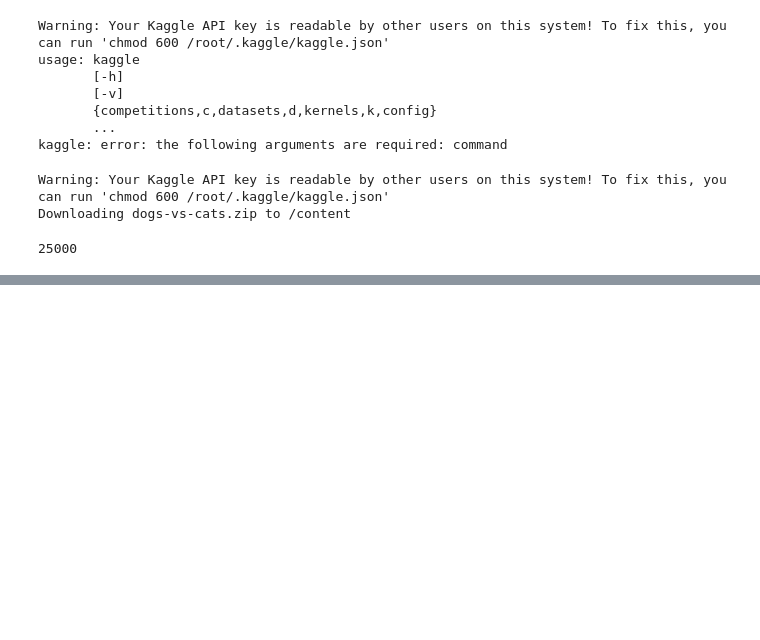
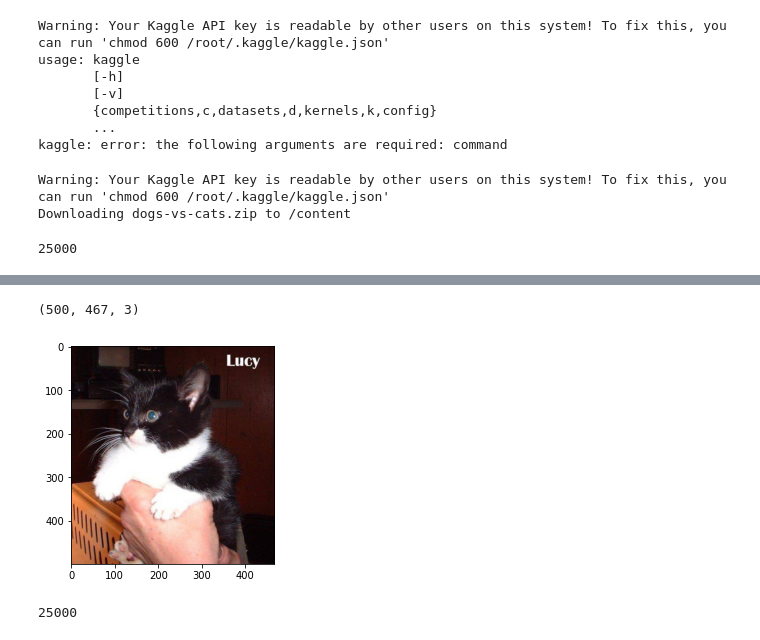
Before and after one commit to T-Vikas/AI, a Jupyter notebook: Welcome_To_Colaboratory.ipynb, the cells around one changed output, grey strips where cells are left out. Drawn from its saved outputs; the diff is of its cells as text; code cells hidden in the pictures; blank space fills up the shorter version.

```diff
--- a/Welcome_To_Colaboratory.ipynb
+++ b/Welcome_To_Colaboratory.ipynb
@@ -55,0 +70,5 @@ len(os.listdir("train"))
+# %%
+print_image("train/cat.10084.jpg")
+# %% [output]
+(500, 467, 3)
+[figure, added]
@@ -55,0 +105,4 @@ len(os.listdir("train"))
+# %%
+len(images)
+# %% [output]
+25000
```
Also changed, not shown: parts of 9 cells of this notebook.
